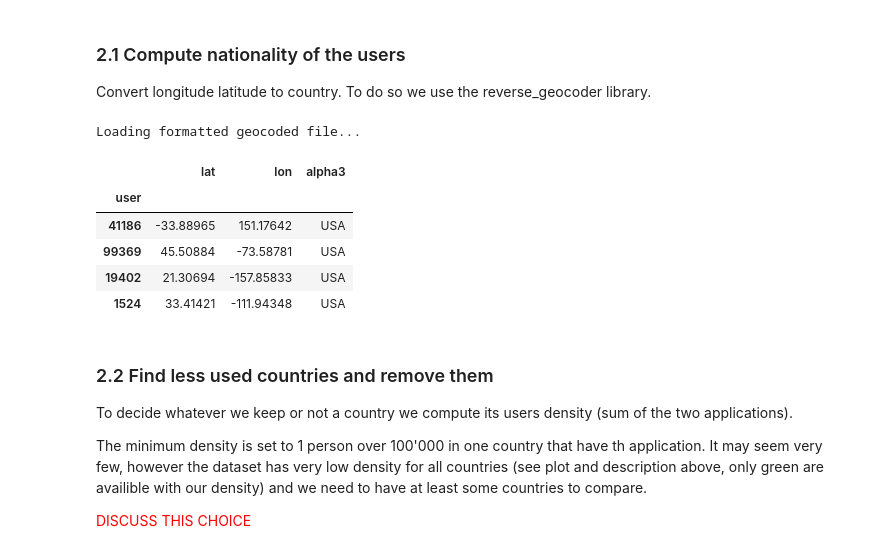
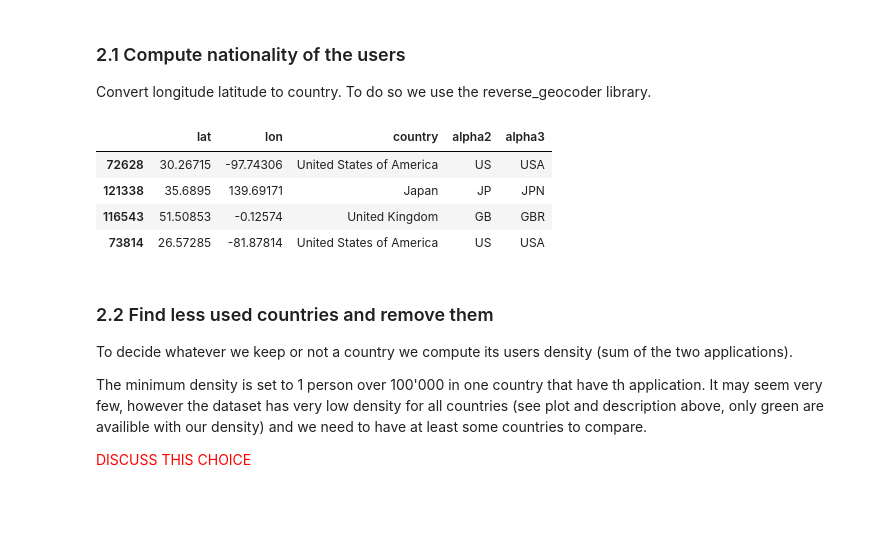
Before and after one commit to asreva/ada-2020-project-milestone-p3-p3_ada-dream-team, a Jupyter notebook: friendship_and_home_position.ipynb, the cells around one changed output. Cells and saved outputs as stored; diff of their text form; code cells hidden in the pictures; blank space fills up the shorter version.

```diff
--- a/friendship_and_home_position.ipynb
+++ b/friendship_and_home_position.ipynb
@@ -430,41 +430,39 @@ Convert longitude latitude to country. To do so we use the reverse_geocoder libr
 # %%
 #Convert long-lat peer in tupple so it is easier for the library
 longlat_tupple = list(zip(home_pos.lat, home_pos.long))
 
 #Search the localisation of each datapoint
 home_pos_tmp = home_pos.copy()
 home_pos_tmp["loc"] = reverse_geocoder.search(longlat_tupple)
 
 #Separate the localisation information in the different part (name of the city, admin district, country code)
 home_pos_tmp = pd.DataFrame(home_pos_tmp['loc'].tolist(), index=home_pos_tmp.index)
 
 #Convert country code to country name
-home_pos_tmp["alpha3"] = alpha2_to_alpha3(home_pos_tmp.cc)
+home_pos_tmp = home_pos_tmp.merge(country_translator, left_on = "cc", right_on = "alpha2")
 
 #Remove if a country is not represented by an alpha3 value
 home_pos_tmp = home_pos_tmp.dropna()
 
 #Remove the useless columns
-TO_REMOVE = ["name","admin1","admin2","cc","lat","lon"]
+TO_REMOVE = ["name","admin1","admin2","lat","lon", "cc"]
 nat = home_pos_tmp.drop(columns = TO_REMOVE)
 
 #An other dataset with also the position of the home
-TO_REMOVE = ["name","admin1","admin2","cc"]
+TO_REMOVE = ["name","admin1","admin2", "cc"]
 home_pos = home_pos_tmp.drop(columns = TO_REMOVE)
 
 
 
 #Sample dataframe to analyze and verify structure
 #nat.sample(4)
 home_pos.sample(4)
 # %% [output]
-Loading formatted geocoded file...
-|  | lat | lon | alpha3 |
-| user |  |  |  |
-| 41186 | -33.88965 | 151.17642 | USA |
-| 99369 | 45.50884 | -73.58781 | USA |
-| 19402 | 21.30694 | -157.85833 | USA |
-| 1524 | 33.41421 | -111.94348 | USA |
+|  | lat | lon | country | alpha2 | alpha3 |
+| 72628 | 30.26715 | -97.74306 | United States of America | US | USA |
+| 121338 | 35.6895 | 139.69171 | Japan | JP | JPN |
+| 116543 | 51.50853 | -0.12574 | United Kingdom | GB | GBR |
+| 73814 | 26.57285 | -81.87814 | United States of America | US | USA |
 # %% [markdown]
 ### 2.2 Find less used countries and remove them
 To decide whatever we keep or not a country we compute its users density (sum of the two applications).
```
Also changed, not shown: parts of 20 cells of this notebook.
